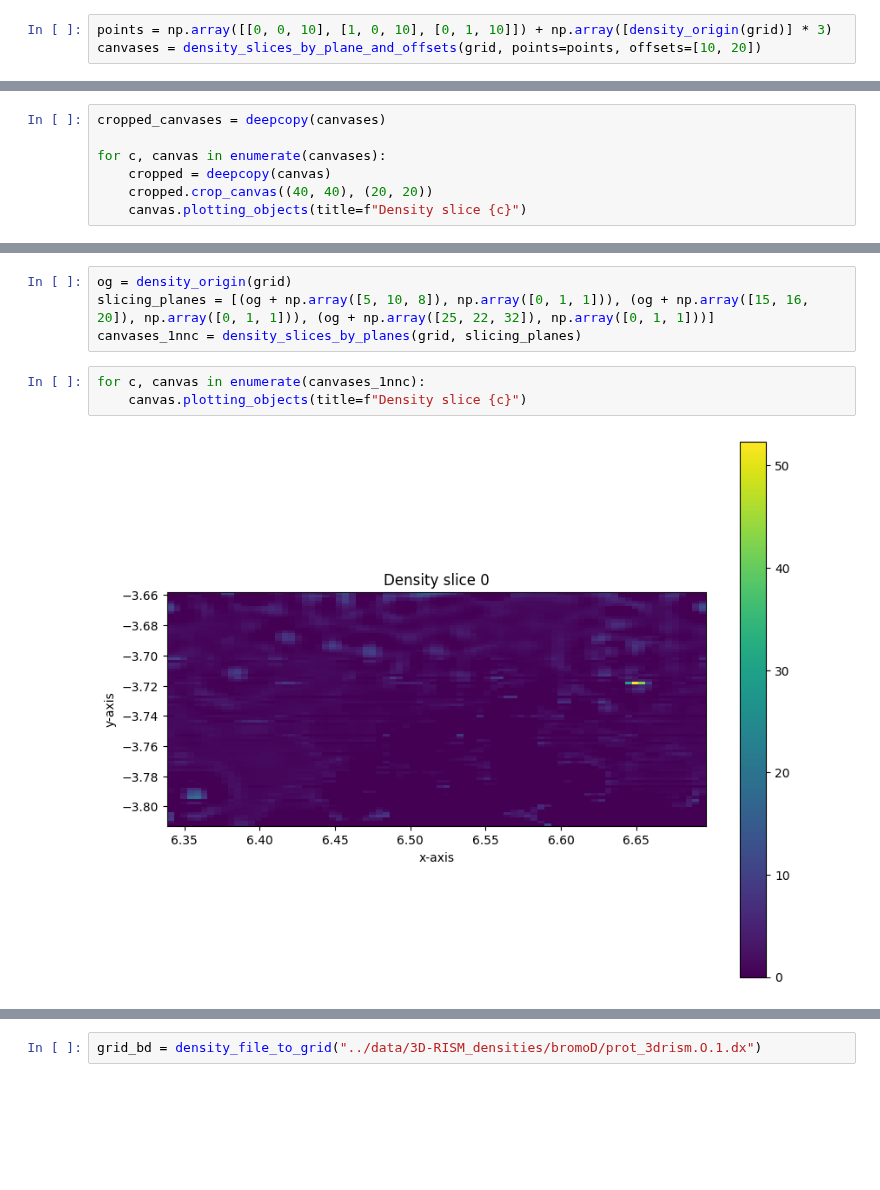
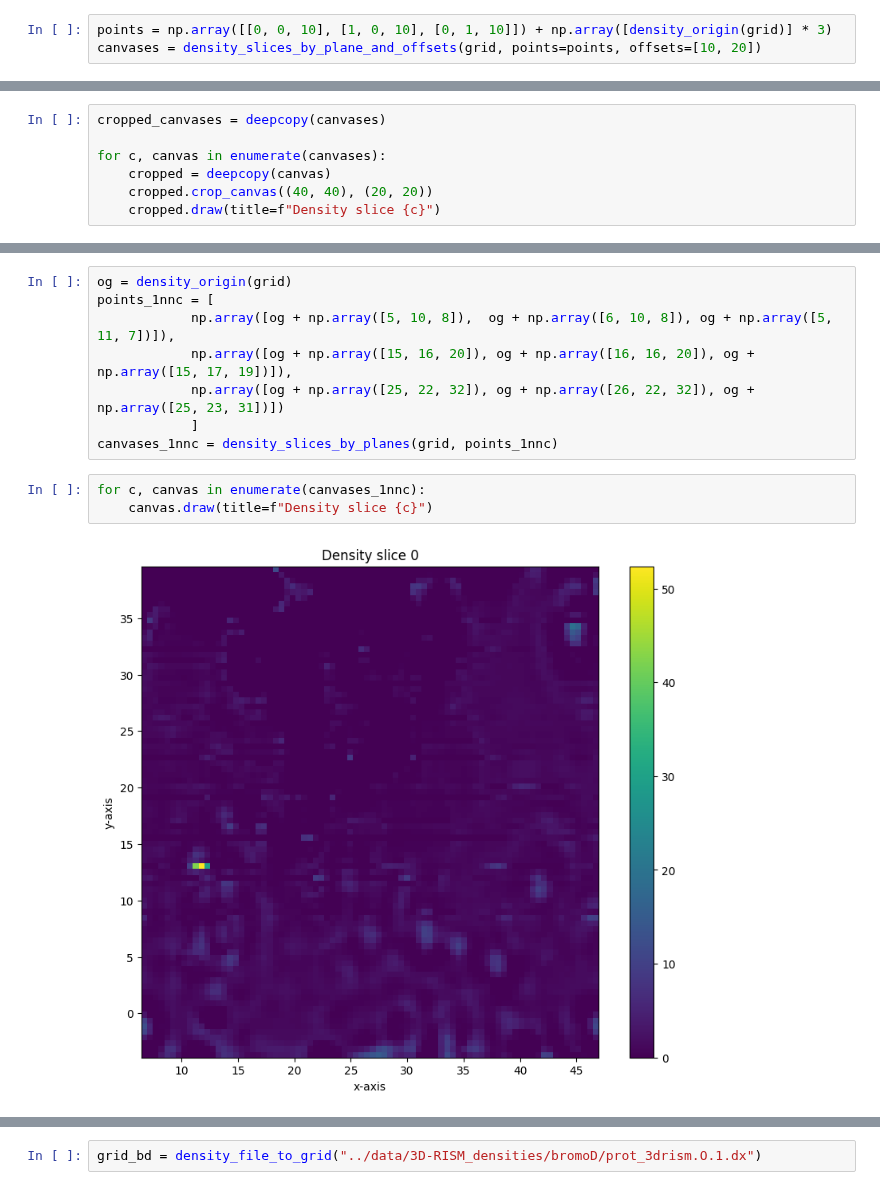
Before and after one commit to unitaryfund/aquapointer, a Jupyter notebook: notebooks/slicing_demo.ipynb, the cells around one changed output, grey strips where cells are left out. Saved outputs shown, nothing was run; the diff lists cells and outputs as text; blank space fills up the shorter version.

Commit message:
Specify length from grid; update test cases in nb

```diff
--- a/notebooks/slicing_demo.ipynb
+++ b/notebooks/slicing_demo.ipynb
@@ -42,5 +42,5 @@ cropped_canvases = deepcopy(canvases)
 for c, canvas in enumerate(canvases):
     cropped = deepcopy(canvas)
     cropped.crop_canvas((40, 40), (20, 20))
-    canvas.plotting_objects(title=f"Density slice {c}")
+    cropped.draw(title=f"Density slice {c}")
 # %% [output]
@@ -51,9 +51,13 @@ for c, canvas in enumerate(canvases):
 # %%
 og = density_origin(grid)
-slicing_planes = [(og + np.array([5, 10, 8]), np.array([0, 1, 1])), (og + np.array([15, 16, 20]), np.array([0, 1, 1])), (og + np.array([25, 22, 32]), np.array([0, 1, 1]))]
-canvases_1nnc = density_slices_by_planes(grid, slicing_planes)
+points_1nnc = [
+            np.array([og + np.array([5, 10, 8]),  og + np.array([6, 10, 8]), og + np.array([5, 11, 7])]),
+            np.array([og + np.array([15, 16, 20]), og + np.array([16, 16, 20]), og + np.array([15, 17, 19])]),
+            np.array([og + np.array([25, 22, 32]), og + np.array([26, 22, 32]), og + np.array([25, 23, 31])])
+            ]
+canvases_1nnc = density_slices_by_planes(grid, points_1nnc)
 # %%
 for c, canvas in enumerate(canvases_1nnc):
-    canvas.plotting_objects(title=f"Density slice {c}")
+    canvas.draw(title=f"Density slice {c}")
 # %% [output]
-[figure, old version]
+[figure, new version]
```
Also changed, not shown: parts of 11 cells of this notebook, 1 other file.
